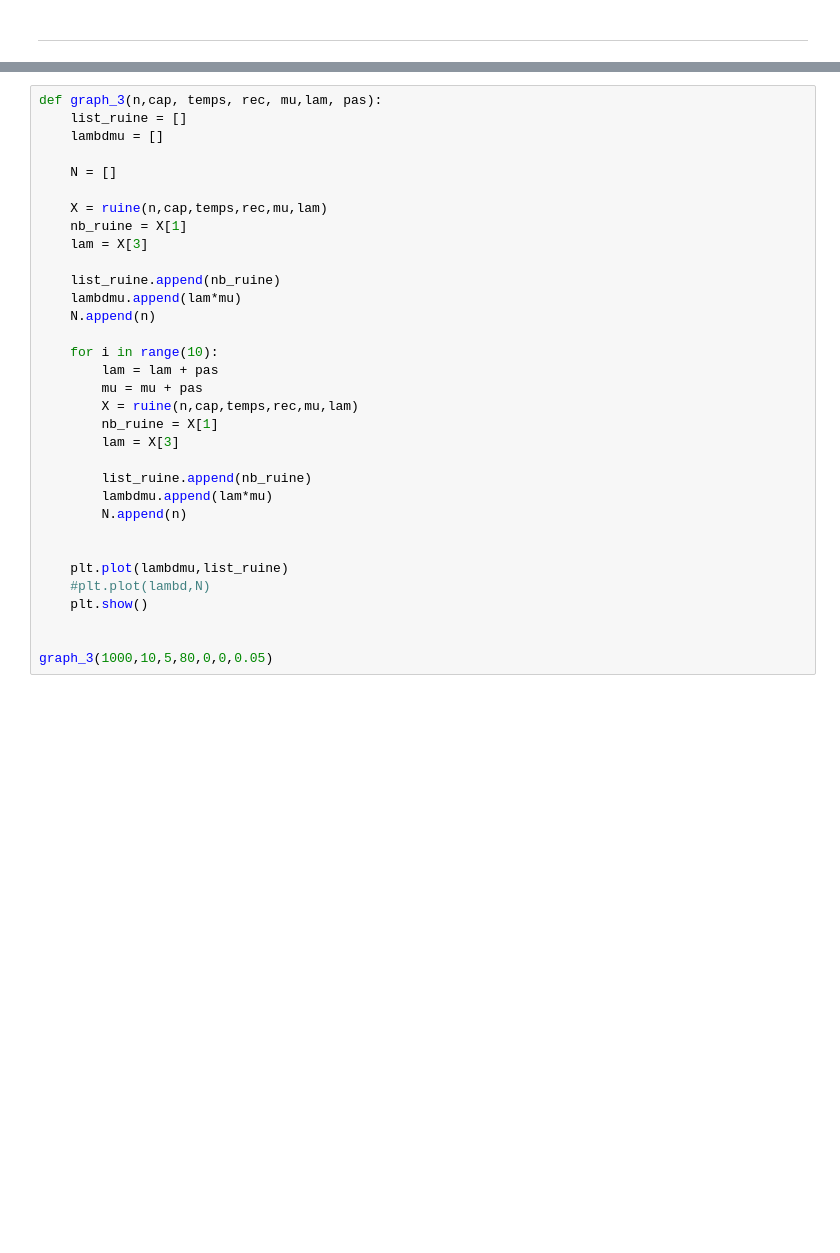
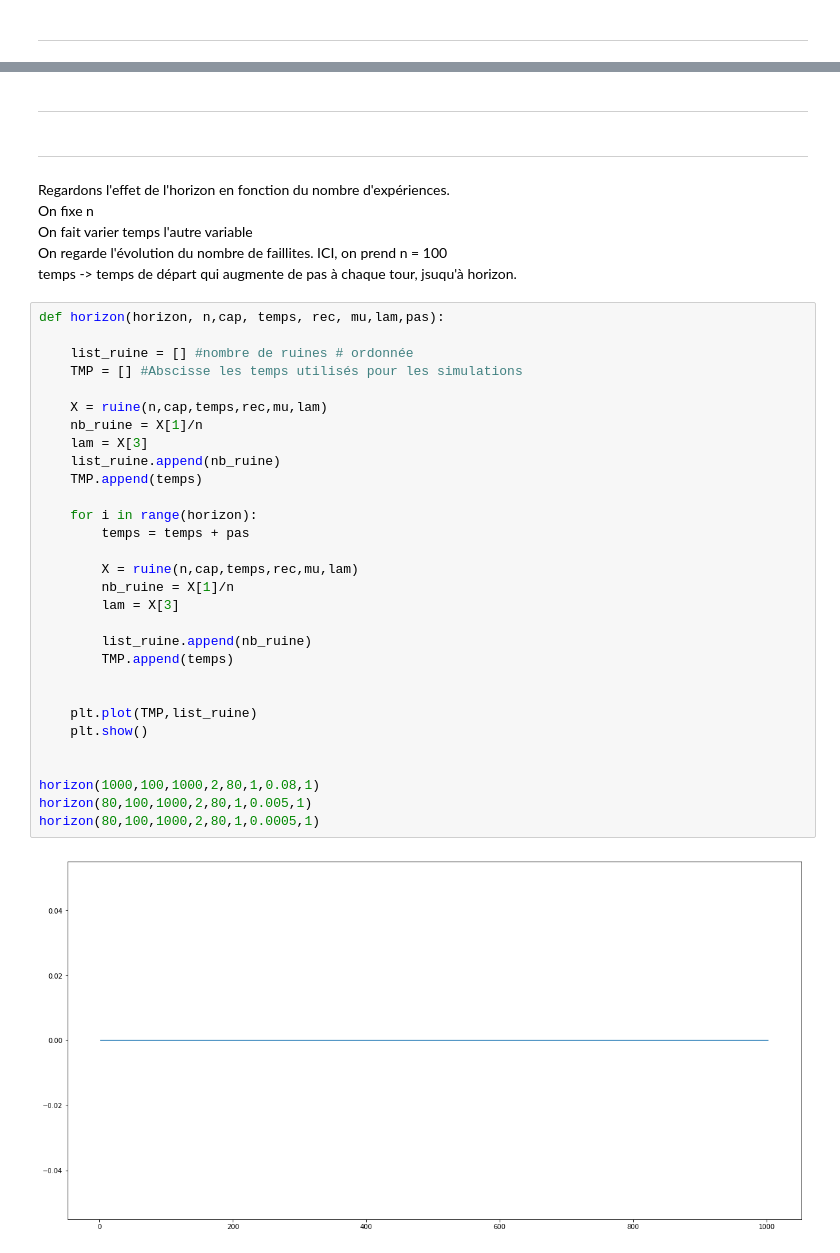
Before and after one commit to Oneway81/Grp-Tra-App, a Jupyter notebook: rendu.ipynb, the cells around one changed output, grey strips where cells are left out. Cells and saved outputs as stored; diff of their text form; blank space fills up the shorter version.

```diff
--- a/rendu.ipynb
+++ b/rendu.ipynb
@@ -324,33 +213,43 @@ Cette fonction a pour but de créer un graphique illustrant le nombre de ruines
+# %% [markdown]
+_________________________________________________________________________________________________________________________
+# %% [markdown]
+_________________________________________________________________________________________________________________________
+# %% [markdown]
+Regardons l'effet de l'horizon en fonction du nombre d'expériences. <br>
+On fixe n <br>
+On fait varier temps l'autre variable
+On regarde l'évolution du nombre de faillites.
+ICI, on prend n = 100
+temps -> temps de départ qui augmente de pas à chaque tour, jsuqu'à horizon.
 # %%
-def graph_3(n,cap, temps, rec, mu,lam, pas):
-    list_ruine = []
-    lambdmu = []
+def horizon(horizon, n,cap, temps, rec, mu,lam,pas):
 
-    N = []
+    list_ruine = [] #nombre de ruines # ordonnée
+    TMP = [] #Abscisse les temps utilisés pour les simulations
 
     X = ruine(n,cap,temps,rec,mu,lam)
-    nb_ruine = X[1]
+    nb_ruine = X[1]/n
     lam = X[3]
+    list_ruine.append(nb_ruine)
+    TMP.append(temps)
 
-    list_ruine.append(nb_ruine)
-    lambdmu.append(lam*mu)
-    N.append(n)
+    for i in range(horizon):
+        temps = temps + pas
 
-    for i in range(10):
-        lam = lam + pas
-        mu = mu + pas
         X = ruine(n,cap,temps,rec,mu,lam)
-        nb_ruine = X[1]
+        nb_ruine = X[1]/n
         lam = X[3]
 
         list_ruine.append(nb_ruine)
-        lambdmu.append(lam*mu)
-        N.append(n)
+        TMP.append(temps)
 
 
-    plt.plot(lambdmu,list_ruine)
-    #plt.plot(lambd,N)
+    plt.plot(TMP,list_ruine)
     plt.show()
 
 
-graph_3(1000,10,5,80,0,0,0.05)
+horizon(1000,100,1000,2,80,1,0.08,1)
+horizon(80,100,1000,2,80,1,0.005,1)
+horizon(80,100,1000,2,80,1,0.0005,1)
+# %% [output]
+[figure, added]
```
Also changed, not shown: parts of 30 cells of this notebook.
